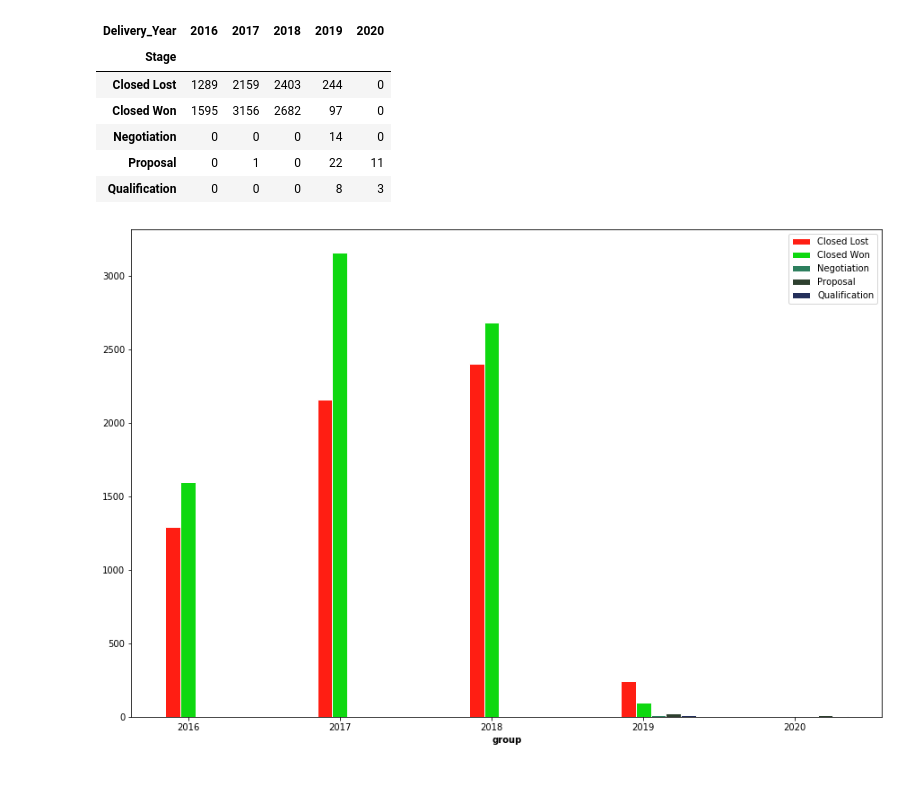
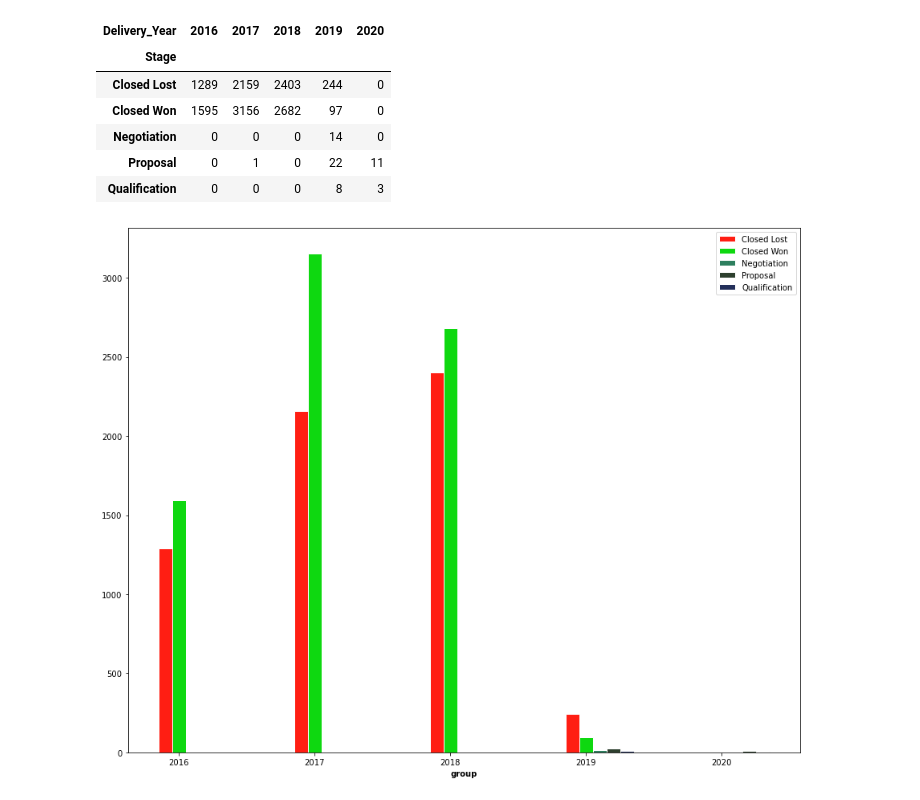
Before and after one commit to faristegui/tpdatos-2c-2020, a Jupyter notebook: TP1-Facundo.ipynb, the cells around one changed output. Drawn from its saved outputs; the diff is of its cells as text; code cells hidden in the pictures.

Commit message:
Cambios en grafico estados por año

```diff
--- a/TP1-Facundo.ipynb
+++ b/TP1-Facundo.ipynb
@@ -124,21 +124,21 @@ estados_anio
 # %%
 barWidth = 0.1
 # Set position of bar on X axis
-r1 = np.arange(len(bars1))
+r1 = np.arange(len(estados_anio))
 r2 = [x + barWidth for x in r1]
 r3 = [x + barWidth for x in r2]
 r4 = [x + barWidth for x in r3]
 r5 = [x + barWidth for x in r4]
 
 plt.bar(r1, estados_anio.iloc[0], color='#FF1E13', width=barWidth, edgecolor='white', label='Closed Lost')
 plt.bar(r2, estados_anio.iloc[1], color='#0ED810', width=barWidth, edgecolor='white', label='Closed Won')
 plt.bar(r3, estados_anio.iloc[2], color='#2d7f5e', width=barWidth, edgecolor='white', label='Negotiation')
 plt.bar(r4, estados_anio.iloc[3], color='#2d3f2e', width=barWidth, edgecolor='white', label='Proposal')
 plt.bar(r5, estados_anio.iloc[4], color='#232f5a', width=barWidth, edgecolor='white', label='Qualification')
-plt.rcParams["figure.figsize"] = (15,150)
+plt.rcParams["figure.figsize"] = (15,14)
 plt.xlabel('group', fontweight='bold')
-plt.xticks([r + barWidth for r in range(len(bars1))], ['2016', '2017', '2018', '2019', '2020'])
+plt.xticks([r + barWidth for r in range(len(estados_anio))], ['2016', '2017', '2018', '2019', '2020'])
 plt.legend()
 plt.show()
 # %% [output]
-[figure, old version]
+[figure, new version]
```
Also changed, not shown: parts of 3 cells of this notebook.
